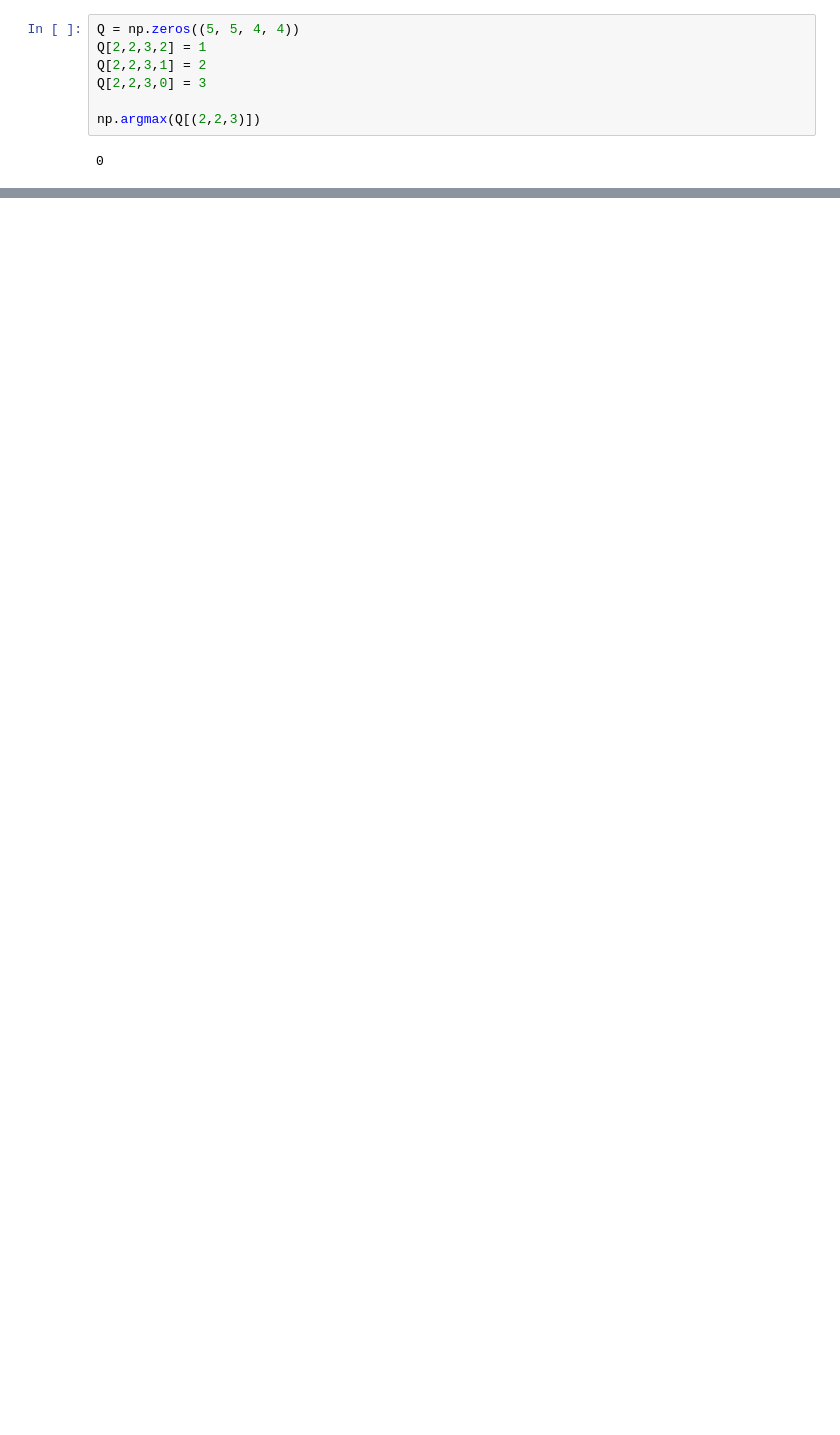
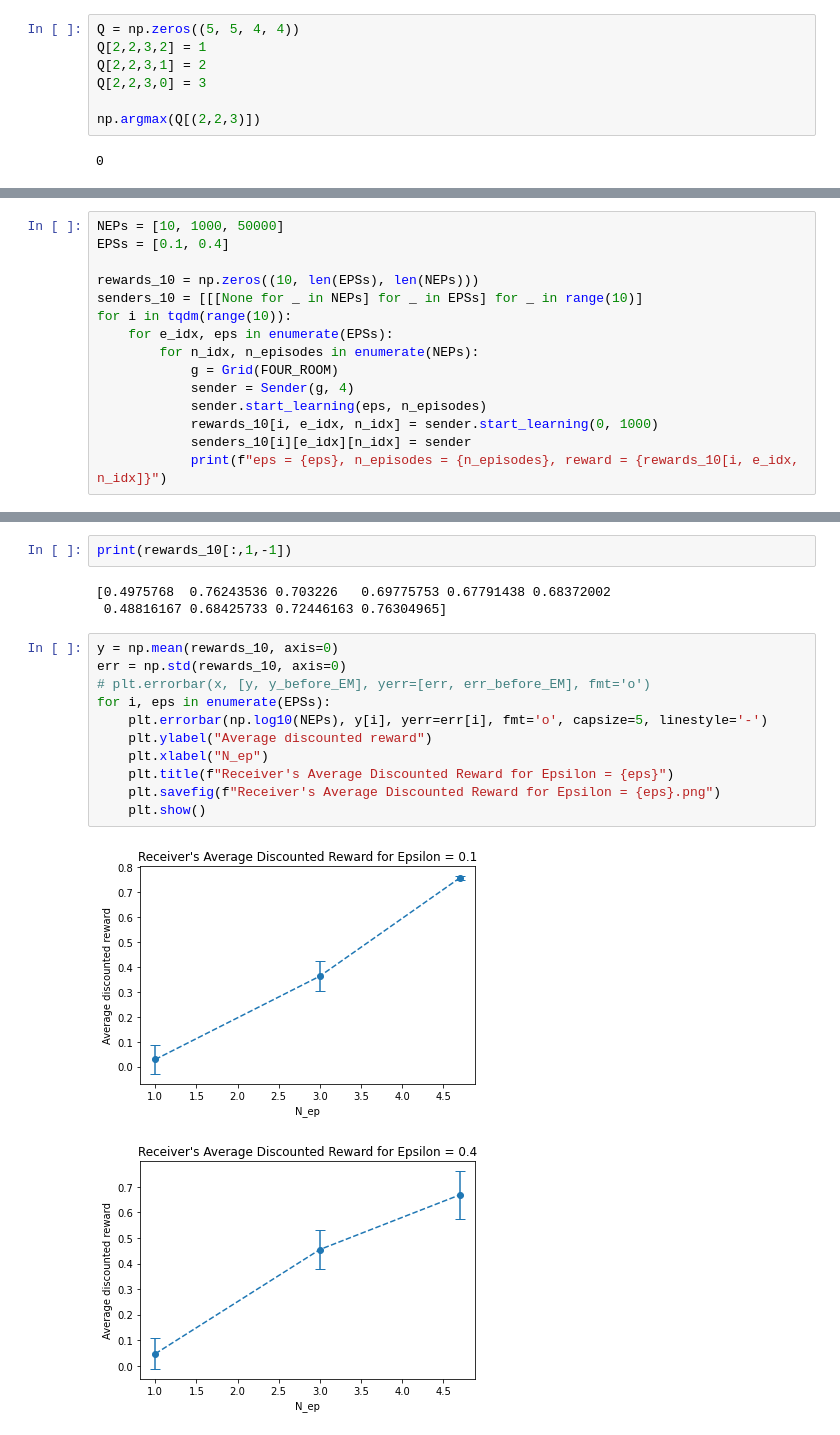
Before and after one commit to CosmoMaaya/CS486, a Jupyter notebook: A4/q2.ipynb, the cells around one changed output, grey strips where cells are left out. Drawn from its saved outputs; the diff is of its cells as text; blank space fills up the shorter version.

```diff
--- a/A4/q2.ipynb
+++ b/A4/q2.ipynb
@@ -169,0 +277,15 @@ class Receiver():
+# %%
+NEPs = [10, 1000, 50000]
+EPSs = [0.1, 0.4]
+
+rewards_10 = np.zeros((10, len(EPSs), len(NEPs)))
+senders_10 = [[[None for _ in NEPs] for _ in EPSs] for _ in range(10)]
+for i in tqdm(range(10)):
+    for e_idx, eps in enumerate(EPSs):
+        for n_idx, n_episodes in enumerate(NEPs):
+            g = Grid(FOUR_ROOM)
+            sender = Sender(g, 4)
+            sender.start_learning(eps, n_episodes)
+            rewards_10[i, e_idx, n_idx] = sender.start_learning(0, 1000)
+            senders_10[i][e_idx][n_idx] = sender
+            print(f"eps = {eps}, n_episodes = {n_episodes}, reward = {rewards_10[i, e_idx, n_idx]}")
@@ -169,0 +297,19 @@ class Receiver():
+# %%
+print(rewards_10[:,1,-1])
+# %% [output]
+[0.4975768  0.76243536 0.703226   0.69775753 0.67791438 0.68372002
+ 0.48816167 0.68425733 0.72446163 0.76304965]
+# %%
+y = np.mean(rewards_10, axis=0)
+err = np.std(rewards_10, axis=0)
+# plt.errorbar(x, [y, y_before_EM], yerr=[err, err_before_EM], fmt='o')
+for i, eps in enumerate(EPSs):
+    plt.errorbar(np.log10(NEPs), y[i], yerr=err[i], fmt='o', capsize=5, linestyle='-')
+    plt.ylabel("Average discounted reward")
+    plt.xlabel("N_ep")
+    plt.title(f"Receiver's Average Discounted Reward for Epsilon = {eps}")
+    plt.savefig(f"Receiver's Average Discounted Reward for Epsilon = {eps}.png")
+    plt.show()
+# %% [output]
+[figure, added]
+[figure, added]
```
Also changed, not shown: parts of 29 cells of this notebook, 44 other files.
